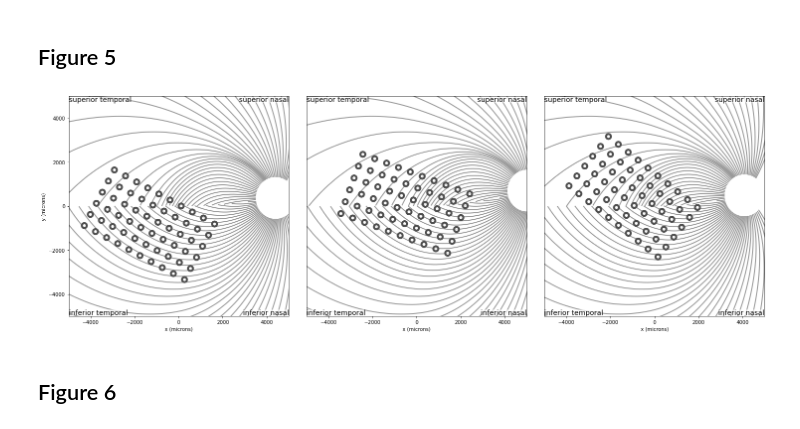
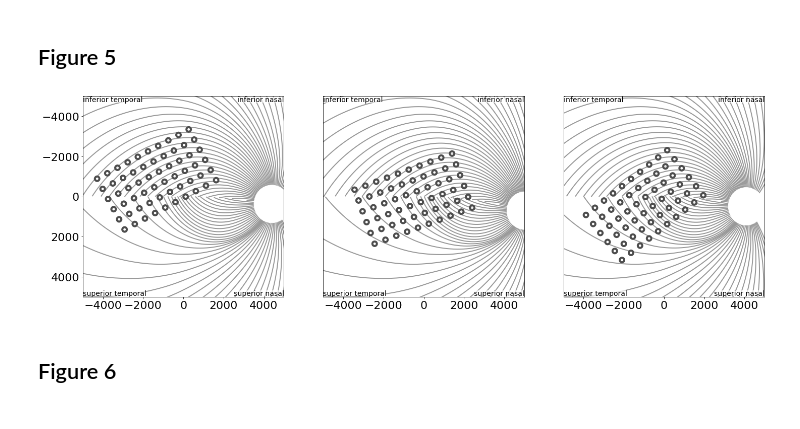
Before and after one commit to VisCog/Argus_current_spread, a Jupyter notebook: Python/code/Descriptive.ipynb, the cells around one changed output. Drawn from its saved outputs; the diff is of its cells as text; code cells hidden in the pictures.

```diff
--- a/Python/code/Descriptive.ipynb
+++ b/Python/code/Descriptive.ipynb
@@ -18,6 +18,7 @@ outpath = op.join(scriptpath, 'data')
 filename = 'S_12-005_12-104_13-101__collated_both_sessions.csv'
 
 
+data = data.processing()
 (double_x2, catch, subjectdata) = data.get_two_point(outpath, scriptpath, filename)
 # %%
 simulations = simulation.get_sims(subjectdata)
@@ -34,26 +35,33 @@ subjectdata
 ## Figure 5
 # %%
 from pulse2percept import viz as viz
-plt.rcParams.update({'font.sans-serif':'Helvetica'})
+#rc('font',**{'family':'sans-serif','sans-serif':['Helvetica'], 'size'   : 22})
+
+plt.rcParams.update({'font.size'   : 22})
 xlim = (-5000,5000)
 ylim = (-5000,5000)
 fig, ax = plt.subplots(1,3, figsize = (20,12))
 fig.tight_layout(pad=0.5)
 i = 0
 for subject in subjects:
     viz.plot_implant_on_axon_map(simulations.loc[subject, 'implant'],
                                  loc_od =(subjectdata.loc[subject, 'loc_od_x'],subjectdata.loc[subject, 'loc_od_y']),
-                                 ax= ax[i], xlim= xlim, ylim= ylim)
+                                 ax= ax[i], xlim= xlim, ylim= ylim,
+                                 annotate_implant=False, annotate_quadrants= True,
+                                 upside_down=True)
     ax[i].set_title('')
+    ax[i].set_ylabel('')
+    ax[i].set_xlabel('')
+
     if i>0:
         ax[i].set_ylabel('')
         ax[i].axes.yaxis.set_visible(False)
     i+=1
 
 plt.savefig(op.join(outpath,'figures', 'implants.svg'), format='svg', bbox_inches = 'tight', pad_inches=1)
 plt.savefig(op.join(outpath,'figures', 'implants.tif'), format='tif', bbox_inches = 'tight', pad_inches=1)
 # %% [output]
-[figure, old version]
+[figure, new version]
 # %% [markdown]
 ## Figure 6
 # %%
```
Also changed, not shown: parts of 2 cells of this notebook, 4 other files.
